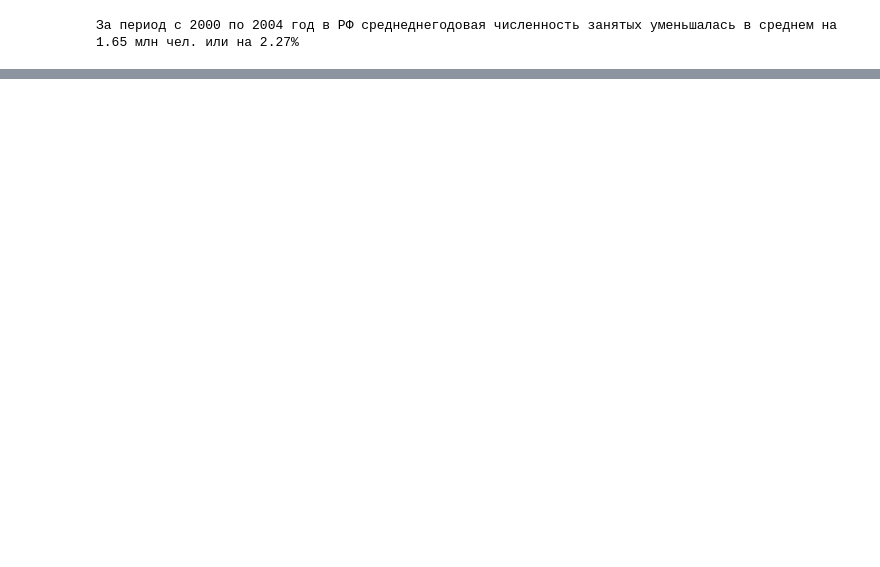
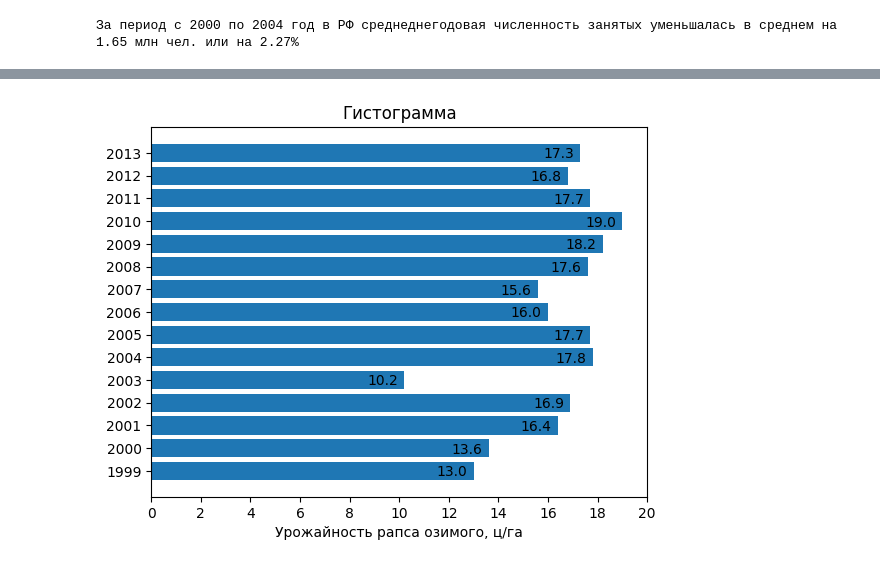
Before and after one commit to luculliano/stat_projects, a Jupyter notebook: stat_methods/dynamics_series.ipynb, the cells around one changed output, grey strips where cells are left out. Drawn from its saved outputs; the diff is of its cells as text; code cells hidden in the pictures; blank space fills up the shorter version.

```diff
--- a/stat_methods/dynamics_series.ipynb
+++ b/stat_methods/dynamics_series.ipynb
@@ -281,0 +296,24 @@ Text(2003.2, 68.89999999999999, 'средняя')
+# %%
+# гистограмма
+
+fig, ax = plt.subplots()
+
+y_pos = np.arange(len(source_data.index))
+x_pos = source_data['Урожайность рапса озимого, ц/га'].values
+
+ax.barh(y_pos, x_pos)
+
+ax.set_yticks(y_pos, labels=source_data.index)
+ax.set_xticks(np.arange(0, 21, 2))
+
+# ax.invert_yaxis()
+ax.set_xlabel('Урожайность рапса озимого, ц/га')
+ax.set_title('Гистограмма')
+
+for year in y_pos:
+    s = source_data.loc[source_data.index[year], 'Урожайность рапса озимого, ц/га']
+    x = source_data.loc[source_data.index[year], 'Урожайность рапса озимого, ц/га'] - 1.5
+    y = year - 0.23
+    ax.text(x, y, s)
+# %% [output]
+[figure, added]
```
Also changed, not shown: parts of 8 cells of this notebook, 5 other files.
